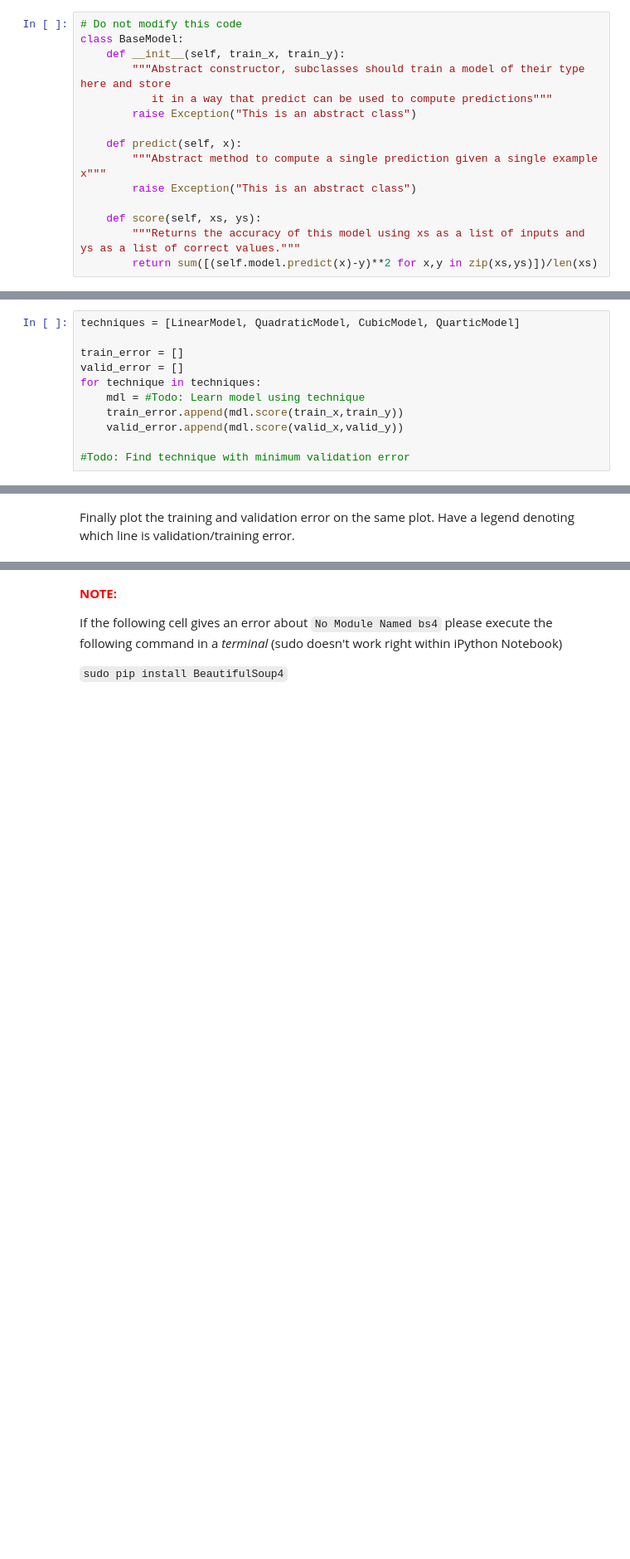
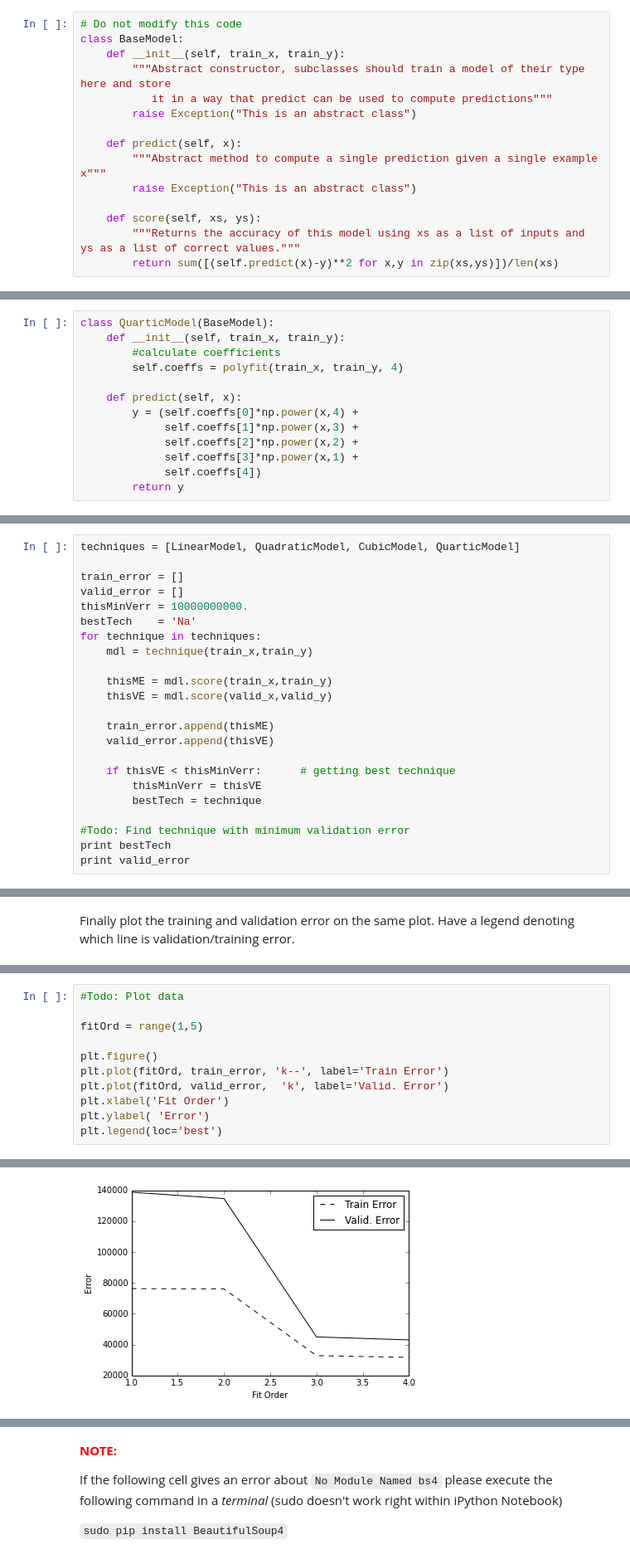
Before and after one commit to a6quinte/DSE200-notebooks, a Jupyter notebook: final/Final_Exam_Final.ipynb, the cells around one changed output, grey strips where cells are left out. Shown at 83% size. Drawn from its saved outputs; the diff is of its cells as text; blank space fills up the shorter version.

```diff
--- a/final/Final_Exam_Final.ipynb
+++ b/final/Final_Exam_Final.ipynb
@@ -171,7 +282,7 @@ class BaseModel:
 
     def score(self, xs, ys):
         """Returns the accuracy of this model using xs as a list of inputs and ys as a list of correct values."""
-        return sum([(self.model.predict(x)-y)**2 for x,y in zip(xs,ys)])/len(xs)
+        return sum([(self.predict(x)-y)**2 for x,y in zip(xs,ys)])/len(xs)
 # %% [markdown]
 Now that you have implemented the BaseModel, implement a class for LinearModel, QuadraticModel, CubicModel, and QuarticModel. Use numpy's [polyfit](http://docs.scipy.org/doc/numpy/reference/generated/numpy.polyfit.html) function to find the coefficients ($a_i$) using the training data given as parameters `train_x, train_y` to the constructor.
 
@@ -218,3 +332,16 @@ class QuarticModel(BaseModel):
+# %%
+class QuarticModel(BaseModel):
+    def __init__(self, train_x, train_y):
+        #calculate coefficients
+        self.coeffs = polyfit(train_x, train_y, 4)
+
+    def predict(self, x):
+        y = (self.coeffs[0]*np.power(x,4) +
+             self.coeffs[1]*np.power(x,3) +
+             self.coeffs[2]*np.power(x,2) +
+             self.coeffs[3]*np.power(x,1) +
+             self.coeffs[4])
+        return y
 # %% [markdown]
 Now we evaluate each of these techniques on our data.  Fill in the parts of the function marked "TODO" below.
 # %%
@@ -230,9 +357,21 @@ techniques = [LinearModel, QuadraticModel, CubicModel, QuarticModel]
 
 train_error = []
 valid_error = []
+thisMinVerr = 10000000000.
+bestTech    = 'Na'
 for technique in techniques:
-    mdl = #Todo: Learn model using technique
-    train_error.append(mdl.score(train_x,train_y))
-    valid_error.append(mdl.score(valid_x,valid_y))
+    mdl = technique(train_x,train_y)
+
+    thisME = mdl.score(train_x,train_y)
+    thisVE = mdl.score(valid_x,valid_y)
+
+    train_error.append(thisME)
+    valid_error.append(thisVE)
+
+    if thisVE < thisMinVerr:      # getting best technique
+        thisMinVerr = thisVE
+        bestTech = technique
 
 #Todo: Find technique with minimum validation error
+print bestTech
+print valid_error
@@ -242,0 +383,12 @@ Finally plot the training and validation error on the same plot.  Have a legend
+# %%
+#Todo: Plot data
+
+fitOrd = range(1,5)
+
+plt.figure()
+plt.plot(fitOrd, train_error, 'k--', label='Train Error')
+plt.plot(fitOrd, valid_error,  'k', label='Valid. Error')
+plt.xlabel('Fit Order')
+plt.ylabel( 'Error')
+plt.legend(loc='best')
+# %% [output]
@@ -243,3 +396,4 @@ Finally plot the training and validation error on the same plot.  Have a legend
+[figure, added]
 # %% [markdown]
 ##Scraping
 
```
Also changed, not shown: parts of 35 cells of this notebook.
